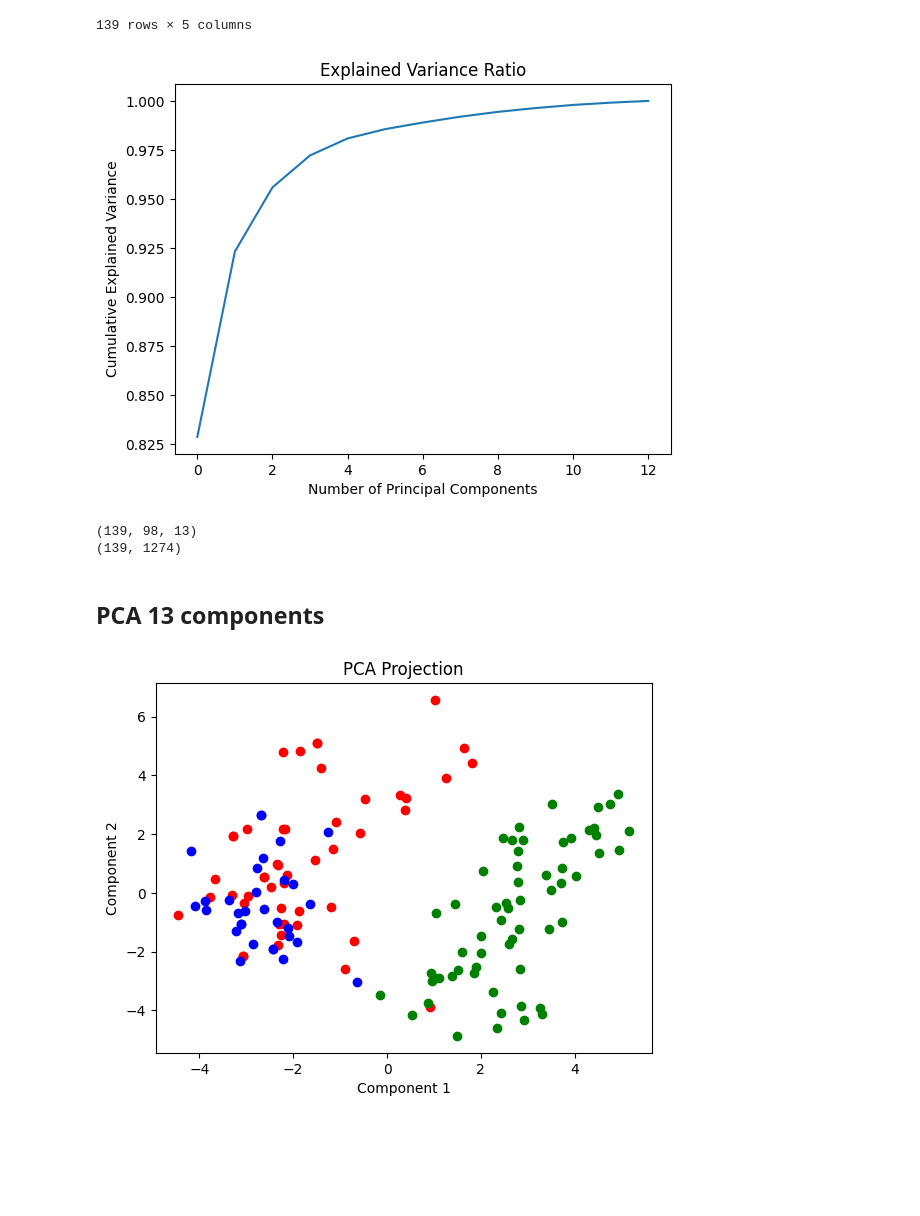
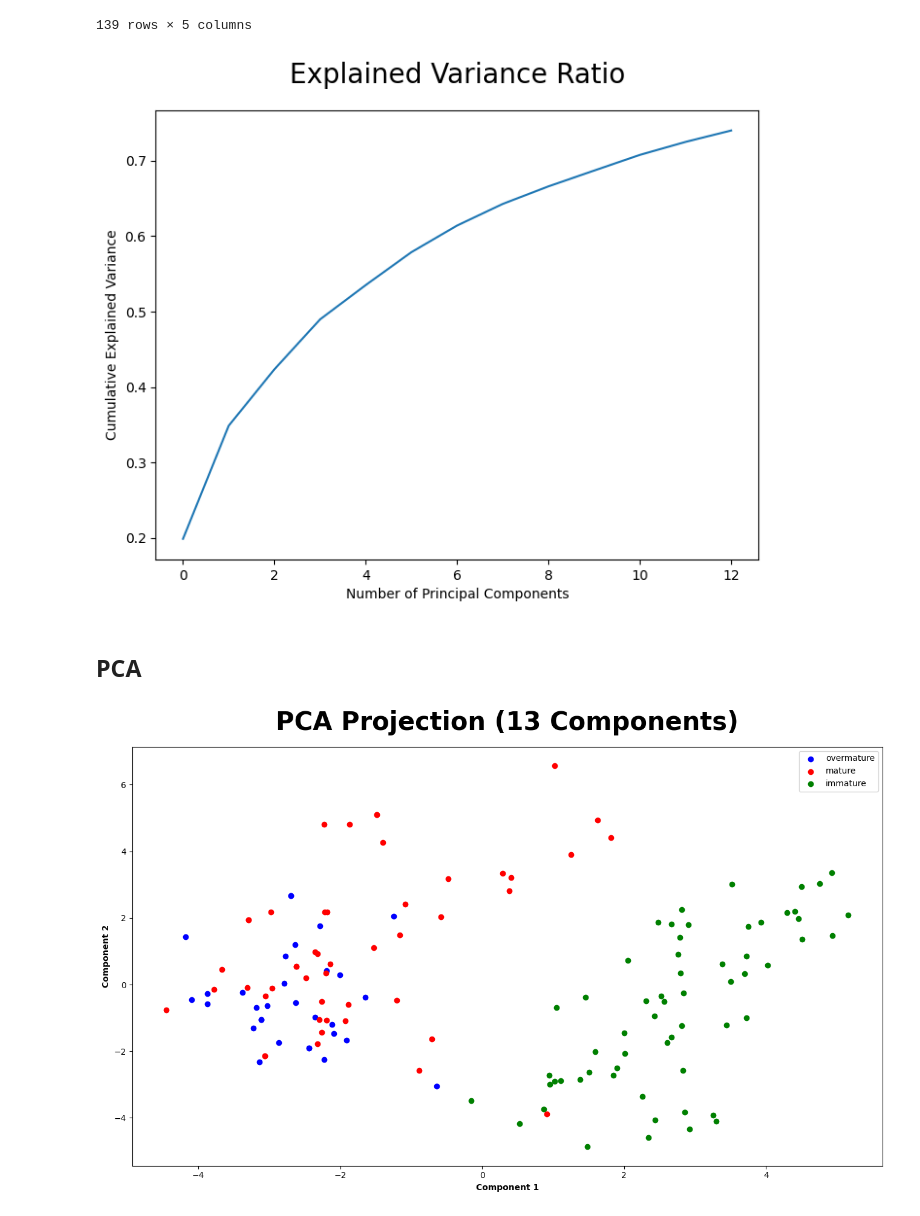
Before and after one commit to XisUndefined/coconut-maturity-classification, a Jupyter notebook: skripsi-dlu-gak-sih-luar-kotak.ipynb, the cells around one changed output. Drawn from its saved outputs; the diff is of its cells as text; code cells hidden in the pictures; blank space fills up the shorter version.

Commit message:
plotting PCA for 13-24 PNCC coefficients

```diff
--- a/skripsi-dlu-gak-sih-luar-kotak.ipynb
+++ b/skripsi-dlu-gak-sih-luar-kotak.ipynb
@@ -335,10 +337,11 @@ for filename in df_wav['full_path'].values:
     pnccs.append(result)
     vector_size.append(result.shape)
 # %%
-df_wav['feature_array'] = pnccs
-df_wav['feature_array_size'] = vector_size
+df_13 = df_wav.copy()
+df_13['feature_array'] = pnccs
+df_13['feature_array_size'] = vector_size
 
-df_wav
+df_13
 # %% [output]
 |  | full_path | file_name | class_name | feature_array | feature_array_size |
 | 0 | ./Sample-kelapa/data/cut_sample/m... | mtg10a.wav | mature | [[2.000098246886966, -0.323122780... | (98, 13) |
@@ -360,6 +363,6 @@ df_wav.to_csv('coconut maturity-wav-extracted-default.csv', index=False)
 # %%
-df_wav_cut = df_wav[df_wav['feature_array'].apply(lambda x: not np.isnan(x).any())]
-df_wav_cut
+df_13_cut = df_13[df_13['feature_array'].apply(lambda x: not np.isnan(x).any())]
+df_13_cut
 # %% [output]
 |  | full_path | file_name | class_name | feature_array | feature_array_size |
 | 0 | ./Sample-kelapa/data/cut_sample/m... | mtg10a.wav | mature | [[2.000098246886966, -0.323122780... | (98, 13) |
@@ -379,6 +382,6 @@ df_wav_cut.to_csv('coconut-maturity-wav-extracted-default-cleaned.csv', index=Fa
 # %%
-df_wav_cut.reset_index(drop=True, inplace=True)
-df_wav_cut
+df_13_cut.reset_index(drop=True, inplace=True)
+df_13_cut
 # %% [output]
 |  | full_path | file_name | class_name | feature_array | feature_array_size |
 | 0 | ./Sample-kelapa/data/cut_sample/m... | mtg10a.wav | mature | [[2.000098246886966, -0.323122780... | (98, 13) |
@@ -394,54 +397,51 @@ df_wav_cut
 | 138 | ./Sample-kelapa/data/cut_sample/t... | tua8c.wav | overmature | [[1.9822215851057952, -0.31483581... | (98, 13) |
 139 rows × 5 columns
 # %%
-stacked_data = np.concatenate(df_wav_cut['feature_array'].values)
+stacked_data = np.stack(df_13_cut['feature_array'].values)
+data_reshaped = np.reshape(stacked_data, (139, 98*13))
 
-pca = PCA()
-pca.fit(stacked_data)
-pca_result = pca.transform(stacked_data)
+pca = PCA(n_components=13)
+pca.fit(data_reshaped)
+pca_result = pca.transform(data_reshaped)
 
+plt.subplots(figsize = (8, 6))
 plt.plot(np.cumsum(pca.explained_variance_ratio_))
 plt.xlabel('Number of Principal Components')
 plt.ylabel('Cumulative Explained Variance')
-plt.title('Explained Variance Ratio')
+plt.title('Explained Variance Ratio', fontsize=20, pad=20)
 plt.show()
 # %% [output]
-[figure, old version]
+[figure, new version]
-# %%
-stacked_data = np.stack(df_wav_cut['feature_array'].values)
-print(stacked_data.shape)
-data_reshaped = np.reshape(stacked_data, (139, 98*13))
-print(data_reshaped.shape)
-# %% [output]
-(139, 98, 13)
-(139, 1274)
 # %% [markdown]
-## PCA 13 components
+## PCA
 # %%
 pca = PCA(n_components=13)  # Set the desired number of components
 pca.fit(data_reshaped)
 reduced_data = pca.transform(data_reshaped)
 # %%
-labels = df_wav_cut['class_name'].values.tolist()
+labels = df_13_cut['class_name'].values.tolist()
 
 # Create a dictionary to map labels to colors for plotting
 label_colors = {'mature': 'red', 'immature': 'green', 'overmature': 'blue'}
 
-# Plot the data points in the reduced space
-for i in range(len(reduced_data)):
-    label = labels[i]
-    color = label_colors[label]
-    plt.scatter(reduced_data[i, 0], reduced_data[i, 1], c=color, label=label)
+x = reduced_data[:, 0]
+y = reduced_data[:, 1]
 
-# Set plot title and labels
-plt.title('PCA Projection')
-plt.xlabel('Component 1')
-plt.ylabel('Component 2')
+unique_labels = set(labels)
+
+fig, ax = plt.subplots(figsize=(16, 9))
+for label in unique_labels:
+    indices = np.where(np.array(labels) == label)
+    ax.scatter(x[indices], y[indices], c=label_colors[label], label=label)
+
+plt.title('PCA Projection (13 Components)', fontsize=30, pad=20, fontweight='bold')
+plt.xlabel('Component 1', fontweight='bold')
+plt.ylabel('Component 2', fontweight='bold')
 
 # Add a legend
-# plt.legend()
+ax.legend()
 
 # Show the plot
 plt.show()
 # %% [output]
-[figure, old version]
+[figure, new version]
```
Also changed, not shown: parts of 37 cells of this notebook, 49 other files.
